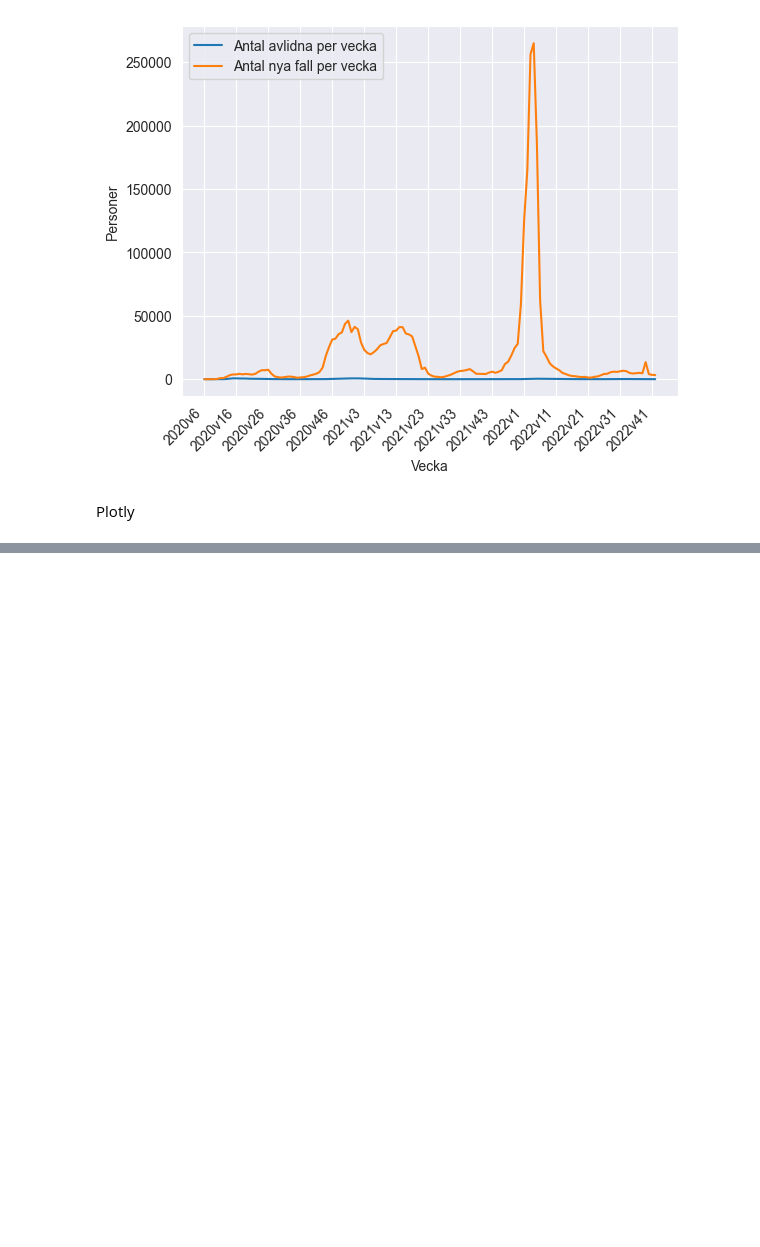
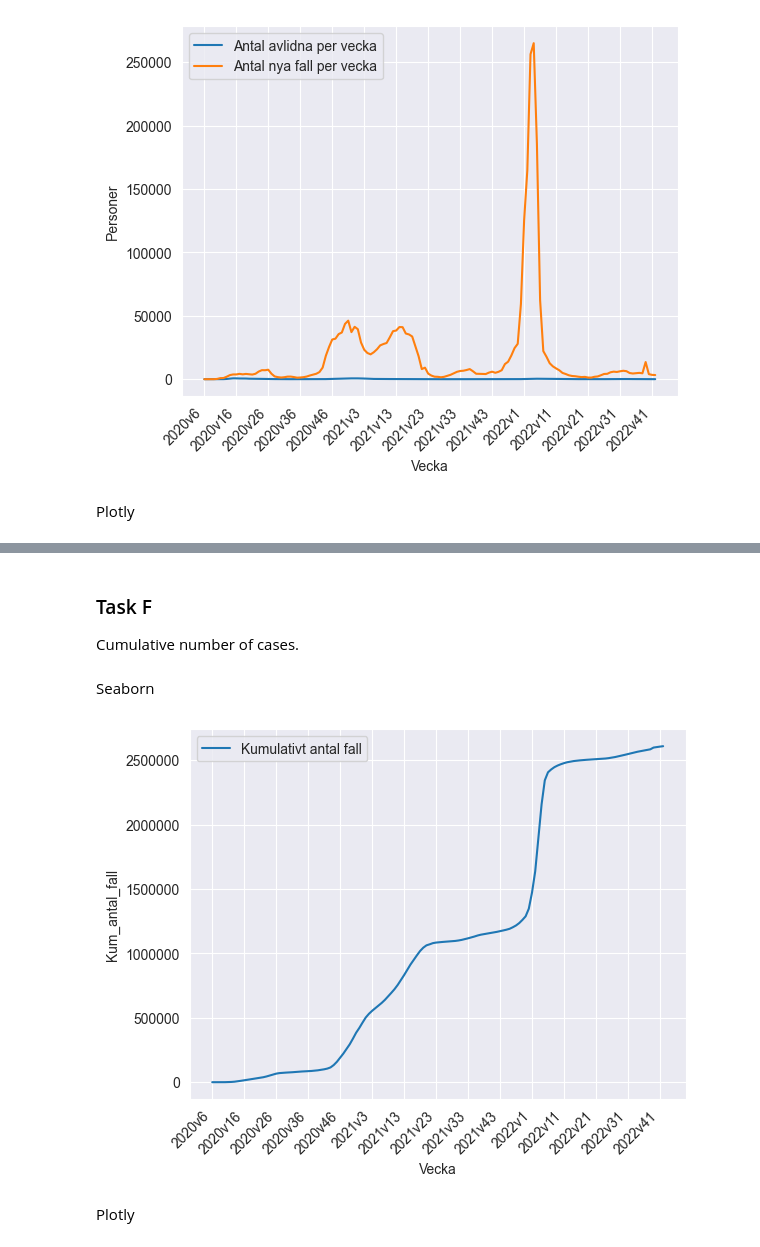
Before and after one commit to Janandersov/Databehandling-Jan-Anders-Overgard, a Jupyter notebook: Labs/Lab 1/Task 1.ipynb, the cells around one changed output, grey strips where cells are left out. Drawn from its saved outputs; the diff is of its cells as text; code cells hidden in the pictures; blank space fills up the shorter version.

Commit message:
Task 1F added

```diff
--- a/Labs/Lab 1/Task 1.ipynb
+++ b/Labs/Lab 1/Task 1.ipynb
@@ -197,3 +198,24 @@ plotly_combined_cases_weekly = px.line(
 plotly_combined_cases_weekly.show()
 # %% [output]
 [interactive output not drawn]
+# %% [markdown]
+### Task F
+Cumulative number of cases.
+# %% [markdown]
+Seaborn
+# %%
+plt.gca().xaxis.set_major_locator(MaxNLocator(nbins=19))
+plt.xticks(rotation=45, ha="right")
+
+formatter = ScalarFormatter(useMathText=False)
+formatter.set_scientific(False)
+plt.gca().yaxis.set_major_formatter(formatter)
+
+seaborn_cumulative_number_of_cases = sns.lineplot(
+    data = df_veckodata_riket_merged, x = "Vecka", y = "Kum_antal_fall", label = "Kumulativt antal fall"
+)
+plt.show(seaborn_cumulative_number_of_cases)
+# %% [output]
+[figure, added]
+# %% [markdown]
+Plotly
```
Also changed, not shown: parts of 6 cells of this notebook.
